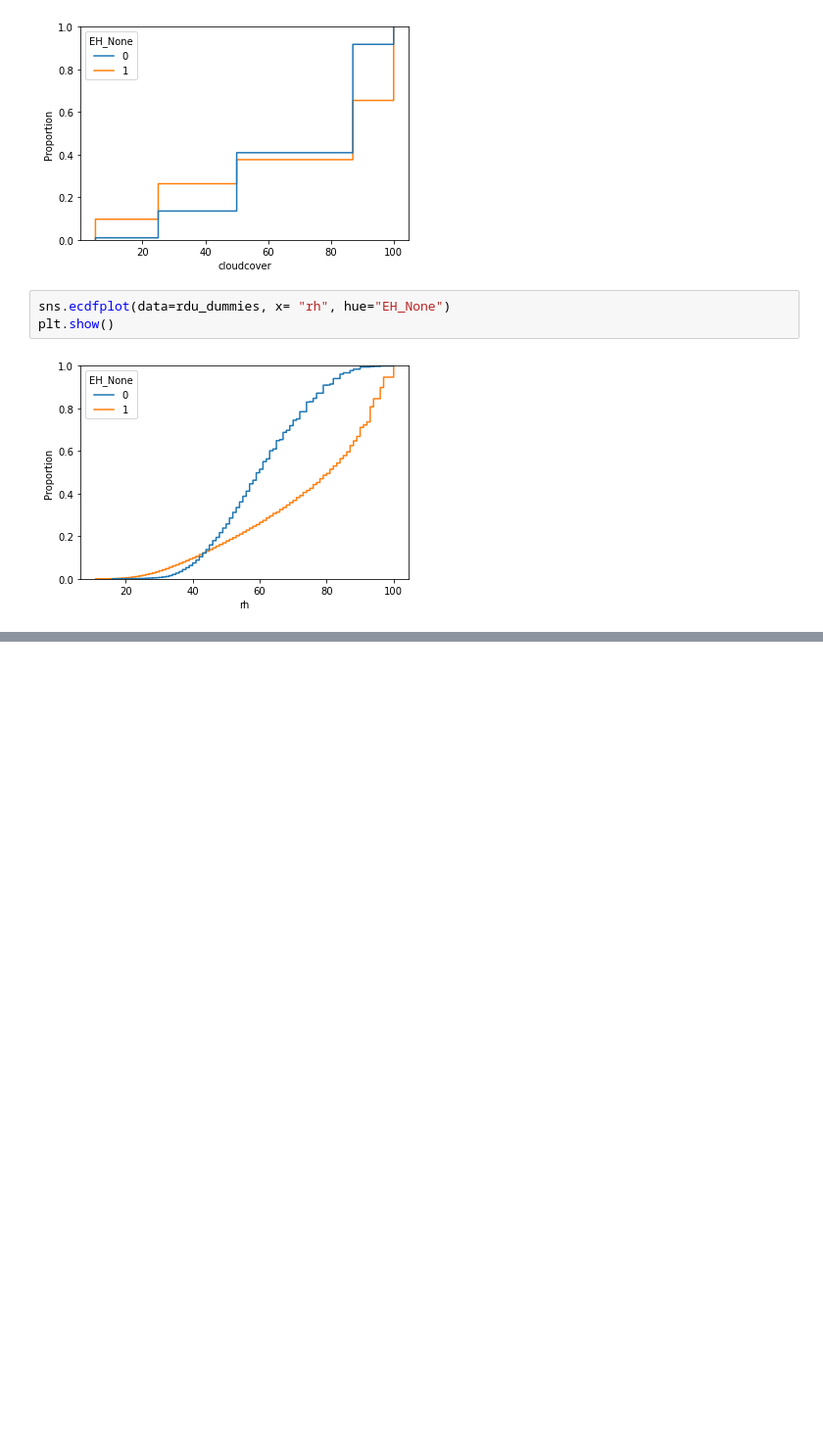
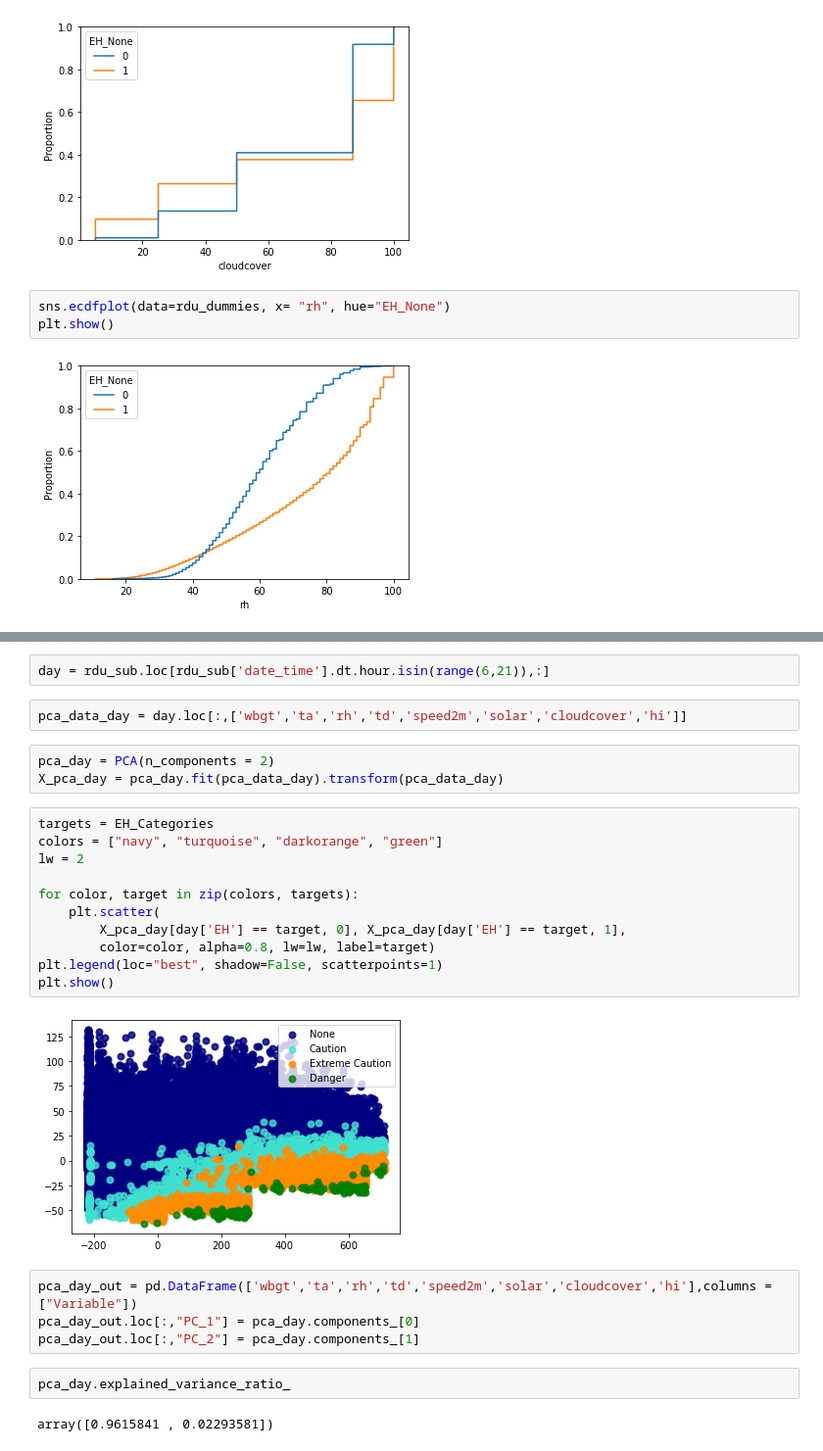
Before and after one commit to jacdu/portfolio_ml_proj, a Jupyter notebook: Station_Data_Testing.ipynb, the cells around one changed output, grey strips where cells are left out. Shown at 98% size. Drawn from its saved outputs; the diff is of its cells as text; blank space fills up the shorter version.

```diff
--- a/Station_Data_Testing.ipynb
+++ b/Station_Data_Testing.ipynb
@@ -183,0 +240,28 @@ plt.show()
+# %%
+day = rdu_sub.loc[rdu_sub['date_time'].dt.hour.isin(range(6,21)),:]
+# %%
+pca_data_day = day.loc[:,['wbgt','ta','rh','td','speed2m','solar','cloudcover','hi']]
+# %%
+pca_day = PCA(n_components = 2)
+X_pca_day = pca_day.fit(pca_data_day).transform(pca_data_day)
+# %%
+targets = EH_Categories
+colors = ["navy", "turquoise", "darkorange", "green"]
+lw = 2
+
+for color, target in zip(colors, targets):
+    plt.scatter(
+        X_pca_day[day['EH'] == target, 0], X_pca_day[day['EH'] == target, 1],
+        color=color, alpha=0.8, lw=lw, label=target)
+plt.legend(loc="best", shadow=False, scatterpoints=1)
+plt.show()
+# %% [output]
+[figure, added]
+# %%
+pca_day_out = pd.DataFrame(['wbgt','ta','rh','td','speed2m','solar','cloudcover','hi'],columns = ["Variable"])
+pca_day_out.loc[:,"PC_1"] = pca_day.components_[0]
+pca_day_out.loc[:,"PC_2"] = pca_day.components_[1]
+# %%
+pca_day.explained_variance_ratio_
+# %% [output]
+array([0.9615841 , 0.02293581])
```
Also changed, not shown: parts of 12 cells of this notebook.
